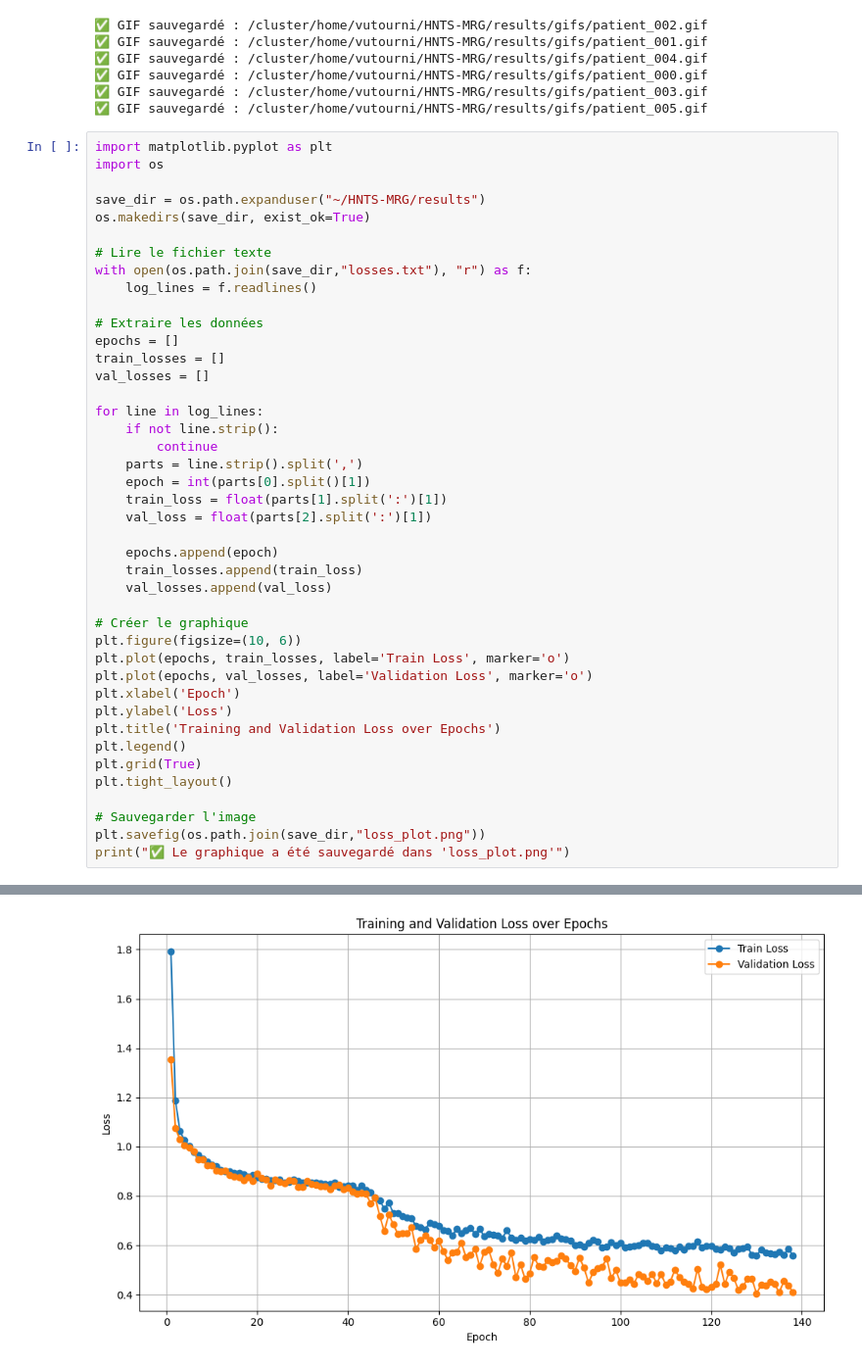
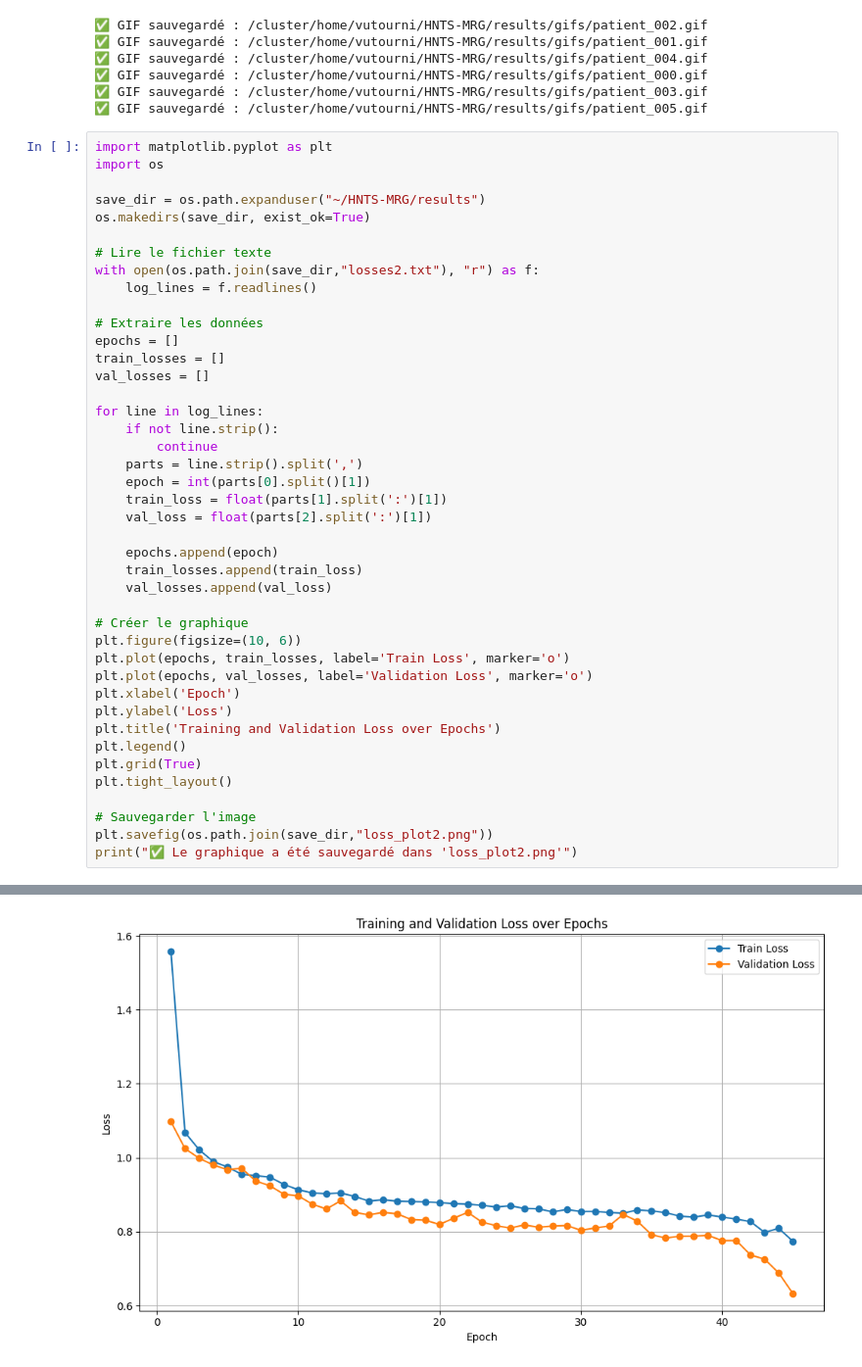
Before and after one commit to ValentinTournier/HNTS-MRG, a Jupyter notebook: notebook/main.ipynb, the cells around one changed output, grey strips where cells are left out. Shown at 98% size. Saved outputs shown, nothing was run; the diff lists cells and outputs as text.

```diff
--- a/notebook/main.ipynb
+++ b/notebook/main.ipynb
@@ -488,7 +488,7 @@ save_dir = os.path.expanduser("~/HNTS-MRG/results")
 os.makedirs(save_dir, exist_ok=True)
 
 # Lire le fichier texte
-with open(os.path.join(save_dir,"losses.txt"), "r") as f:
+with open(os.path.join(save_dir,"losses2.txt"), "r") as f:
     log_lines = f.readlines()
 
 # Extraire les données
@@ -520,6 +520,6 @@ plt.grid(True)
 plt.tight_layout()
 
 # Sauvegarder l'image
-plt.savefig(os.path.join(save_dir,"loss_plot.png"))
-print("✅ Le graphique a été sauvegardé dans 'loss_plot.png'")
+plt.savefig(os.path.join(save_dir,"loss_plot2.png"))
+print("✅ Le graphique a été sauvegardé dans 'loss_plot2.png'")
 # %% [output]
@@ -527 +527 @@ print("✅ Le graphique a été sauvegardé dans 'loss_plot.png'")
-[figure, old version]
+[figure, new version]
```
Also changed, not shown: parts of 1 cell of this notebook, 3 other files.
